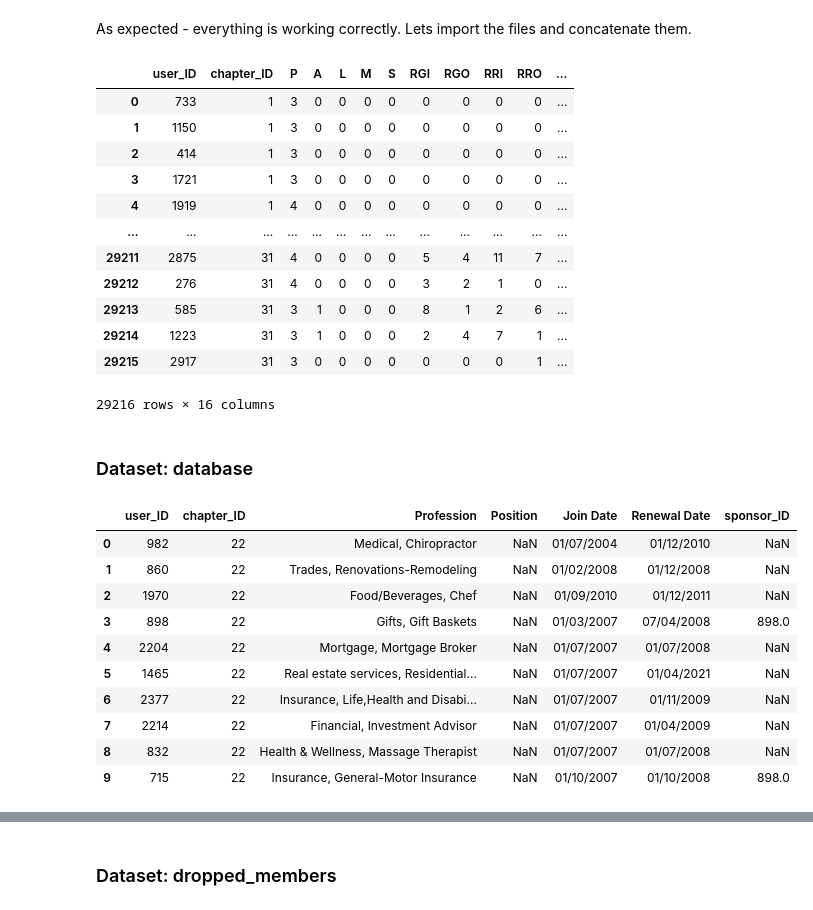
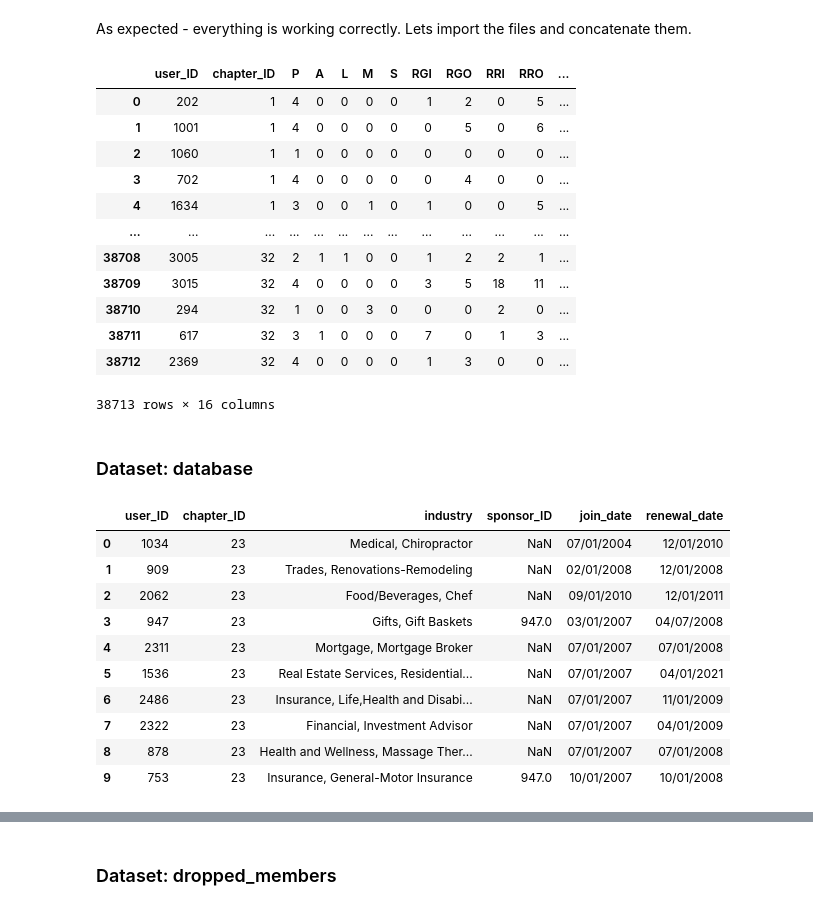
Before and after one commit to da-veed/BachelorThesis, a Jupyter notebook: data_cleaning.ipynb, the cells around one changed output, grey strips where cells are left out. Drawn from its saved outputs; the diff is of its cells as text; code cells hidden in the pictures.

Commit message:
Adjusted the data_cleaning file to new data. Continued cleaning

```diff
--- a/data_cleaning.ipynb
+++ b/data_cleaning.ipynb
@@ -47,9 +47,9 @@ True
 # %% [markdown]
 As expected - everything is working correctly. Lets import the files and concatenate them.
 # %%
-start_year = 2016
-start_month = 2
-n_files = 60
+start_year = 2014
+start_month = 12
+n_files = 82
 
 df_palms = pd.DataFrame()
 
@@ -63,7 +63,7 @@ for i in range(n_files):
     year = start_year + ((start_month + i) // 12)
 #     print(f"region-palms-report_{year}_{month}.csv")
 
-    df_temp = pd.read_csv(f"data/palms_report_data_{year}_{month}.csv", index_col=0, encoding="ISO-8859-1")
+    df_temp = pd.read_csv(f"data/Region_Summary_PALMS_Report_{year}_{month}.csv", index_col=0, encoding="ISO-8859-1")
     df_temp["palms_date"] = date(year, int(month), 1)
 
     df_palms = pd.concat([df_palms, df_temp])
@@ -76,37 +76,33 @@ df_palms.reset_index(inplace=True, drop=True)
 df_palms
 # %% [output]
 |  | user_ID | chapter_ID | P | A | L | M | S | RGI | RGO | RRI | RRO | ... |
-| 0 | 733 | 1 | 3 | 0 | 0 | 0 | 0 | 0 | 0 | 0 | 0 | ... |
-| 1 | 1150 | 1 | 3 | 0 | 0 | 0 | 0 | 0 | 0 | 0 | 0 | ... |
-| 2 | 414 | 1 | 3 | 0 | 0 | 0 | 0 | 0 | 0 | 0 | 0 | ... |
-| 3 | 1721 | 1 | 3 | 0 | 0 | 0 | 0 | 0 | 0 | 0 | 0 | ... |
-| 4 | 1919 | 1 | 4 | 0 | 0 | 0 | 0 | 0 | 0 | 0 | 0 | ... |
+| 0 | 202 | 1 | 4 | 0 | 0 | 0 | 0 | 1 | 2 | 0 | 5 | ... |
+| 1 | 1001 | 1 | 4 | 0 | 0 | 0 | 0 | 0 | 5 | 0 | 6 | ... |
+| 2 | 1060 | 1 | 1 | 0 | 0 | 0 | 0 | 0 | 0 | 0 | 0 | ... |
+| 3 | 702 | 1 | 4 | 0 | 0 | 0 | 0 | 0 | 4 | 0 | 0 | ... |
+| 4 | 1634 | 1 | 3 | 0 | 0 | 1 | 0 | 1 | 0 | 0 | 5 | ... |
 | ... | ... | ... | ... | ... | ... | ... | ... | ... | ... | ... | ... | ... |
-| 29211 | 2875 | 31 | 4 | 0 | 0 | 0 | 0 | 5 | 4 | 11 | 7 | ... |
-| 29212 | 276 | 31 | 4 | 0 | 0 | 0 | 0 | 3 | 2 | 1 | 0 | ... |
-| 29213 | 585 | 31 | 3 | 1 | 0 | 0 | 0 | 8 | 1 | 2 | 6 | ... |
-| 29214 | 1223 | 31 | 3 | 1 | 0 | 0 | 0 | 2 | 4 | 7 | 1 | ... |
-| 29215 | 2917 | 31 | 3 | 0 | 0 | 0 | 0 | 0 | 0 | 0 | 1 | ... |
+| 38708 | 3005 | 32 | 2 | 1 | 1 | 0 | 0 | 1 | 2 | 2 | 1 | ... |
+| 38709 | 3015 | 32 | 4 | 0 | 0 | 0 | 0 | 3 | 5 | 18 | 11 | ... |
+| 38710 | 294 | 32 | 1 | 0 | 0 | 3 | 0 | 0 | 0 | 2 | 0 | ... |
+| 38711 | 617 | 32 | 3 | 1 | 0 | 0 | 0 | 7 | 0 | 1 | 3 | ... |
+| 38712 | 2369 | 32 | 4 | 0 | 0 | 0 | 0 | 1 | 3 | 0 | 0 | ... |
-29216 rows × 16 columns
+38713 rows × 16 columns
 # %% [markdown]
 ### Dataset: database
 # %%
 df_database = pd.read_csv("data/database_data.csv", index_col=0, encoding="ISO-8859-1")
-column_list = df_database.columns.tolist()
-
-column_list = column_list[-3:-1] + column_list[:-3] + [column_list[-1]]
-df_database = df_database[column_list]
 df_database.head(10)
 # %% [output]
-|  | user_ID | chapter_ID | Profession | Position | Join Date | Renewal Date | sponsor_ID |
-| 0 | 982 | 22 | Medical, Chiropractor | NaN | 01/07/2004 | 01/12/2010 | NaN |
-| 1 | 860 | 22 | Trades, Renovations-Remodeling | NaN | 01/02/2008 | 01/12/2008 | NaN |
-| 2 | 1970 | 22 | Food/Beverages, Chef | NaN | 01/09/2010 | 01/12/2011 | NaN |
-| 3 | 898 | 22 | Gifts, Gift Baskets | NaN | 01/03/2007 | 07/04/2008 | 898.0 |
-| 4 | 2204 | 22 | Mortgage, Mortgage Broker | NaN | 01/07/2007 | 01/07/2008 | NaN |
-| 5 | 1465 | 22 | Real estate services, Residential... | NaN | 01/07/2007 | 01/04/2021 | NaN |
-| 6 | 2377 | 22 | Insurance, Life,Health and Disabi... | NaN | 01/07/2007 | 01/11/2009 | NaN |
-| 7 | 2214 | 22 | Financial, Investment Advisor | NaN | 01/07/2007 | 01/04/2009 | NaN |
-| 8 | 832 | 22 | Health & Wellness, Massage Therapist | NaN | 01/07/2007 | 01/07/2008 | NaN |
-| 9 | 715 | 22 | Insurance, General-Motor Insurance | NaN | 01/10/2007 | 01/10/2008 | 898.0 |
+|  | user_ID | chapter_ID | industry | sponsor_ID | join_date | renewal_date |
+| 0 | 1034 | 23 | Medical, Chiropractor | NaN | 07/01/2004 | 12/01/2010 |
+| 1 | 909 | 23 | Trades, Renovations-Remodeling | NaN | 02/01/2008 | 12/01/2008 |
+| 2 | 2062 | 23 | Food/Beverages, Chef | NaN | 09/01/2010 | 12/01/2011 |
+| 3 | 947 | 23 | Gifts, Gift Baskets | 947.0 | 03/01/2007 | 04/07/2008 |
+| 4 | 2311 | 23 | Mortgage, Mortgage Broker | NaN | 07/01/2007 | 07/01/2008 |
+| 5 | 1536 | 23 | Real Estate Services, Residential... | NaN | 07/01/2007 | 04/01/2021 |
+| 6 | 2486 | 23 | Insurance, Life,Health and Disabi... | NaN | 07/01/2007 | 11/01/2009 |
+| 7 | 2322 | 23 | Financial, Investment Advisor | NaN | 07/01/2007 | 04/01/2009 |
+| 8 | 878 | 23 | Health and Wellness, Massage Ther... | NaN | 07/01/2007 | 07/01/2008 |
+| 9 | 753 | 23 | Insurance, General-Motor Insurance | 947.0 | 10/01/2007 | 10/01/2008 |
 # %%
```
Also changed, not shown: parts of 507 cells of this notebook.
